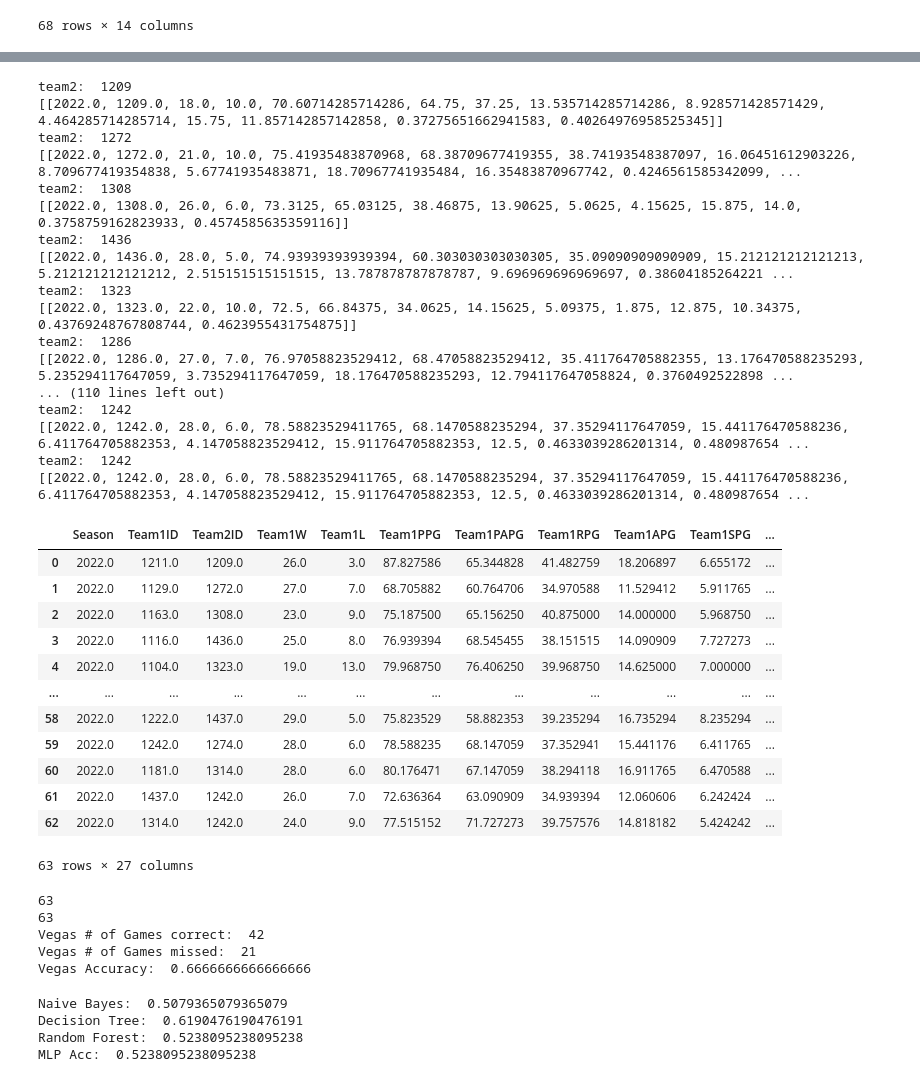
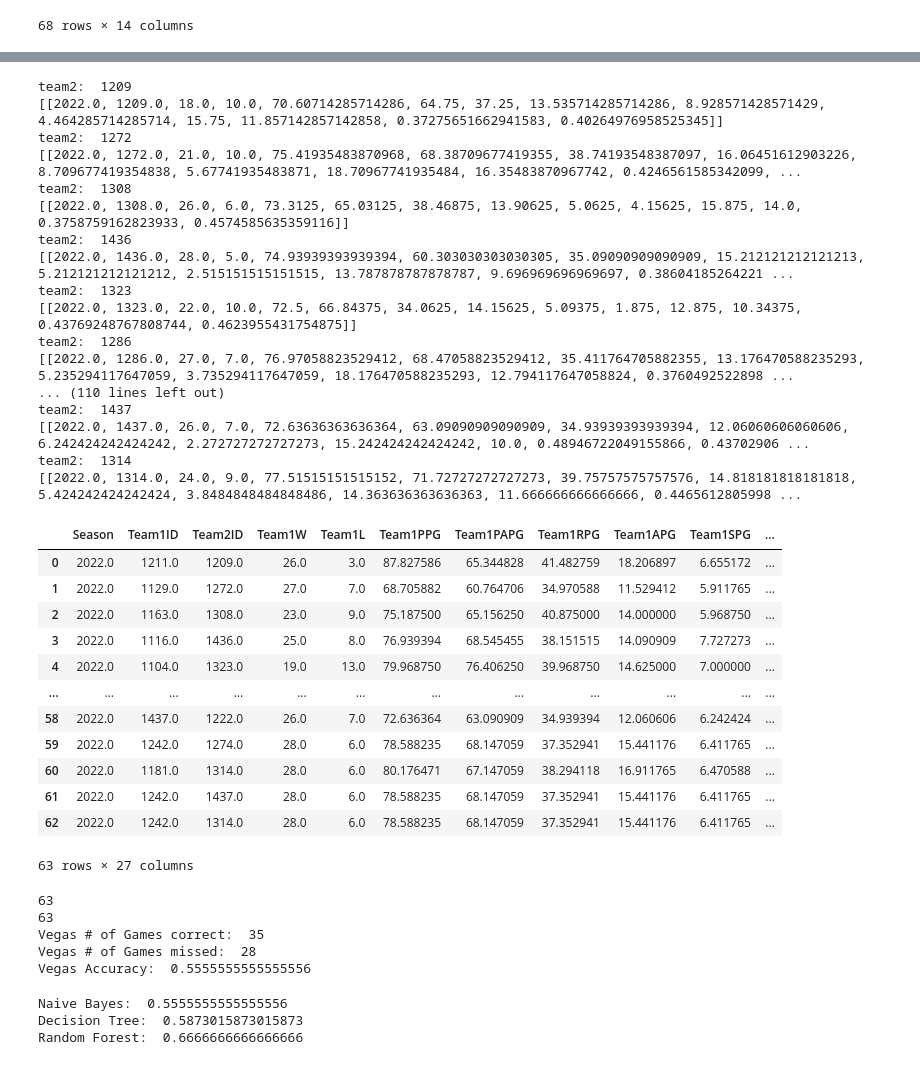
Before and after one commit to AustinStephens/NCAATourneyPredictor, a Jupyter notebook: NCAATourneyPredictor.ipynb, the cells around one changed output, grey strips where cells are left out. Drawn from its saved outputs; the diff is of its cells as text; code cells hidden in the pictures.

```diff
--- a/NCAATourneyPredictor.ipynb
+++ b/NCAATourneyPredictor.ipynb
@@ -12,32 +12,35 @@ temp_df = pd.read_csv("./MRegularSeasonDetailedResults.csv",
                     #dtype={'Season': 'str', 'DayNum': 'str', 'WTeamID': 'str', 'WScore': 'int', 'LTeamID': 'str', 'LScore': 'int', 'WLoc': 'str', 'NumOT': 'str', 'WFGM': 'int', 'WFGA': 'int', 'WFGM3': 'int', 'WFGA3': 'int', 'WFTM': 'int', 'WFTA': 'int', 'WOR': 'int', 'WDR': 'int', 'WAst': 'int', 'WTO': 'int', 'WStl': 'int', 'WBlk': 'int', 'WPF': 'int', 'LFGM': 'int', 'LFGA': 'int', 'LFGM3': 'int', 'LFGA3': 'int', 'LFTM': 'int', 'LFTA': 'int', 'LOR': 'int', 'LDR': 'int', 'LAst': 'int', 'LTO': 'int', 'LStl': 'int', 'LBlk': 'int', 'LPF': 'int'},
                     encoding = "ISO-8859-1")
 
-tourney_temp_df = pd.read_csv("./MNCAATourneySeeds.csv",
+tourney_temp_df = pd.read_csv("./MNCAATourneyDetailedResults.csv",
                         names=['Season', 'DayNum', 'WTeamID', 'WScore', 'LTeamID', 'LScore', 'WLoc', 'NumOT', 'WFGM', 'WFGA', 'WFGM3', 'WFGA3', 'WFTM', 'WFTA', 'WOR', 'WDR', 'WAst', 'WTO', 'WStl', 'WBlk', 'WPF', 'LFGM', 'LFGA', 'LFGM3', 'LFGA3', 'LFTM', 'LFTA', 'LOR', 'LDR', 'LAst', 'LTO', 'LStl', 'LBlk', 'LPF'],
                         encoding = "ISO-8859-1")
 
-seeds_df = pd.read_csv("./MRegularSeasonDetailedResults.csv",
-                    names=[],
+seeds_df = pd.read_csv("./MNCAATourneySeeds.csv",
+                    names=['Season', 'Seed', 'TeamID'],
                     #dtype={'Season': 'str', 'DayNum': 'str', 'WTeamID': 'str', 'WScore': 'int', 'LTeamID': 'str', 'LScore': 'int', 'WLoc': 'str', 'NumOT': 'str', 'WFGM': 'int', 'WFGA': 'int', 'WFGM3': 'int', 'WFGA3': 'int', 'WFTM': 'int', 'WFTA': 'int', 'WOR': 'int', 'WDR': 'int', 'WAst': 'int', 'WTO': 'int', 'WStl': 'int', 'WBlk': 'int', 'WPF': 'int', 'LFGM': 'int', 'LFGA': 'int', 'LFGM3': 'int', 'LFGA3': 'int', 'LFTM': 'int', 'LFTA': 'int', 'LOR': 'int', 'LDR': 'int', 'LAst': 'int', 'LTO': 'int', 'LStl': 'int', 'LBlk': 'int', 'LPF': 'int'},
                     encoding = "ISO-8859-1")
 
 reg_season_df = temp_df.drop(labels=0, axis=0)
 tourney_df = tourney_temp_df.drop(labels=0, axis=0)
+seeds_df = seeds_df.drop(labels=0, axis=0)
 
 team_avgs = pd.DataFrame(columns=cols)
 reg_season_df['Season'] = pd.to_numeric(reg_season_df['Season'])
 tourney_df['Season'] = pd.to_numeric(tourney_df['Season'])
+seeds_df['Season'] = pd.to_numeric(seeds_df['Season'])
+seeds_df['TeamID'] = pd.to_numeric(seeds_df['TeamID'])
 
 for year in years:
     year_df = reg_season_df[reg_season_df['Season'] == year]
     tourney_year_df = tourney_df[tourney_df['Season'] == year]
-    dict = {}
+    dictionary = {}
     for index, row in tourney_year_df.iterrows():
         #print(row['WTeamID'])
-        dict[int(row['WTeamID'])] = 1
-        dict[int(row['LTeamID'])] = 1
+        dictionary[int(row['WTeamID'])] = 1
+        dictionary[int(row['LTeamID'])] = 1
 
-    for key in dict:
+    for key in dictionary:
         team_1211W = year_df[year_df['WTeamID'].apply(pd.to_numeric) == key]
         team_1211L = year_df[year_df['LTeamID'].apply(pd.to_numeric) == key]
 
@@ -283,6 +324,6 @@ train_data = train_data.drop(columns=['Winner'])
 # %%
 #4
-d = {'Team1ID': [1211,1129,1163,1116,1104,1403,1277,1181,1124,1314,1388,1417,1400,1345,1293,1246,1112,1371,1222,1228,1161,1397,1326,1437,1242,1361,1234,1344,1261,1458,1425,1120,1211,1308,1323,1277,1124,1388,1400,1293,1112,1222,1276,1326,1242,1350,1235,1274,1211,1403,1314,1345,1112,1276,1242,1235,1116,1314,1222,1242,1181,1437,1314], 'Team2ID': [1209,1272,1308,1436,1323,1286,1172,1168,1313,1266,1231,1103,1439,1463,1362,1389,1460,1395,1412,1151,1276,1255,1260,1174,1411,1166,1350,1355,1235,1159,1274,1240,1272,1116,1403,1181,1314,1417,1345,1389,1395,1228,1397,1437,1166,1344,1458,1120,1116,1181,1417,1389,1222,1437,1344,1274,1181,1389,1437,1274,1314,1242,1242]}
+d = {'Team1ID': [1211,1129,1163,1116,1104,1403,1277,1181,1124,1314,1388,1417,1400,1345,1293,1246,1112,1371,1222,1228,1161,1397,1326,1437,1242,1361,1234,1344,1261,1458,1425,1120,1211,1116,1403,1181,1124,1417,1345,1293,1112,1228,1397,1437,1242,1344,1458,1120,1211,1181,1417,1345,1112,1437,1242,1274,1181,1314,1437,1242,1181,1242,1242], 'Team2ID': [1209,1272,1308,1436,1323,1286,1172,1168,1313,1266,1231,1103,1439,1463,1362,1389,1460,1395,1412,1151,1276,1255,1260,1174,1411,1166,1350,1355,1235,1159,1274,1240,1272,1308,1323,1277,1314,1388,1400,1389,1395,1222,1276,1326,1166,1350,1235,1274,1116,1403,1314,1389,1222,1276,1344,1235,1116,1389,1222,1274,1314,1437,1314]}
 test_cols = ["Season", "Team1ID", "Team2ID", "Team1W", "Team1L", "Team1PPG", "Team1PAPG", "Team1RPG", "Team1APG", "Team1SPG", \
               "Team1BPG", "Team1PFPG", "Team1TOPG", "Team1SOS", "Team1FGP", "Team2W", "Team2L", "Team2PPG", "Team2PAPG", "Team2RPG", "Team2APG", "Team2SPG",\
               "Team2BPG", "Team2PFPG", "Team2TOPG", "Team2SOS", "Team2FGP"]
@@ -304,42 +345,42 @@ for row in temp_tourn_df.iterrows():
 
     temp_list.extend(team1_row[0])
     temp_list.extend(team2_row[0])
 
     # add that list to our DF
     temp_series = pd.Series(temp_list, index=test_cols)
     tourney_2022_df = tourney_2022_df.append(temp_series, ignore_index=True)
 
 tourney_2022_df
 # %% [output]
 team2:  1209
 [[2022.0, 1209.0, 18.0, 10.0, 70.60714285714286, 64.75, 37.25, 13.535714285714286, 8.928571428571429, 4.464285714285714, 15.75, 11.857142857142858, 0.37275651662941583, 0.40264976958525345]]
 team2:  1272
 [[2022.0, 1272.0, 21.0, 10.0, 75.41935483870968, 68.38709677419355, 38.74193548387097, 16.06451612903226, 8.709677419354838, 5.67741935483871, 18.70967741935484, 16.35483870967742, 0.4246561585342099, ...
 team2:  1308
 [[2022.0, 1308.0, 26.0, 6.0, 73.3125, 65.03125, 38.46875, 13.90625, 5.0625, 4.15625, 15.875, 14.0, 0.3758759162823933, 0.4574585635359116]]
 team2:  1436
 [[2022.0, 1436.0, 28.0, 5.0, 74.93939393939394, 60.303030303030305, 35.09090909090909, 15.212121212121213, 5.212121212121212, 2.515151515151515, 13.787878787878787, 9.696969696969697, 0.38604185264221 ...
 team2:  1323
 [[2022.0, 1323.0, 22.0, 10.0, 72.5, 66.84375, 34.0625, 14.15625, 5.09375, 1.875, 12.875, 10.34375, 0.43769248767808744, 0.4623955431754875]]
 team2:  1286
 [[2022.0, 1286.0, 27.0, 7.0, 76.97058823529412, 68.47058823529412, 35.411764705882355, 13.176470588235293, 5.235294117647059, 3.735294117647059, 18.176470588235293, 12.794117647058824, 0.3760492522898 ...
 ... (110 lines left out)
-team2:  1242
-[[2022.0, 1242.0, 28.0, 6.0, 78.58823529411765, 68.1470588235294, 37.35294117647059, 15.441176470588236, 6.411764705882353, 4.147058823529412, 15.911764705882353, 12.5, 0.4633039286201314, 0.480987654 ...
-team2:  1242
-[[2022.0, 1242.0, 28.0, 6.0, 78.58823529411765, 68.1470588235294, 37.35294117647059, 15.441176470588236, 6.411764705882353, 4.147058823529412, 15.911764705882353, 12.5, 0.4633039286201314, 0.480987654 ...
+team2:  1437
+[[2022.0, 1437.0, 26.0, 7.0, 72.63636363636364, 63.09090909090909, 34.93939393939394, 12.06060606060606, 6.242424242424242, 2.272727272727273, 15.242424242424242, 10.0, 0.48946722049155866, 0.43702906 ...
+team2:  1314
+[[2022.0, 1314.0, 24.0, 9.0, 77.51515151515152, 71.72727272727273, 39.75757575757576, 14.818181818181818, 5.424242424242424, 3.8484848484848486, 14.363636363636363, 11.666666666666666, 0.4465612805998 ...
 |  | Season | Team1ID | Team2ID | Team1W | Team1L | Team1PPG | Team1PAPG | Team1RPG | Team1APG | Team1SPG | ... |
 | 0 | 2022.0 | 1211.0 | 1209.0 | 26.0 | 3.0 | 87.827586 | 65.344828 | 41.482759 | 18.206897 | 6.655172 | ... |
 | 1 | 2022.0 | 1129.0 | 1272.0 | 27.0 | 7.0 | 68.705882 | 60.764706 | 34.970588 | 11.529412 | 5.911765 | ... |
 | 2 | 2022.0 | 1163.0 | 1308.0 | 23.0 | 9.0 | 75.187500 | 65.156250 | 40.875000 | 14.000000 | 5.968750 | ... |
 | 3 | 2022.0 | 1116.0 | 1436.0 | 25.0 | 8.0 | 76.939394 | 68.545455 | 38.151515 | 14.090909 | 7.727273 | ... |
 | 4 | 2022.0 | 1104.0 | 1323.0 | 19.0 | 13.0 | 79.968750 | 76.406250 | 39.968750 | 14.625000 | 7.000000 | ... |
 | ... | ... | ... | ... | ... | ... | ... | ... | ... | ... | ... | ... |
-| 58 | 2022.0 | 1222.0 | 1437.0 | 29.0 | 5.0 | 75.823529 | 58.882353 | 39.235294 | 16.735294 | 8.235294 | ... |
+| 58 | 2022.0 | 1437.0 | 1222.0 | 26.0 | 7.0 | 72.636364 | 63.090909 | 34.939394 | 12.060606 | 6.242424 | ... |
 | 59 | 2022.0 | 1242.0 | 1274.0 | 28.0 | 6.0 | 78.588235 | 68.147059 | 37.352941 | 15.441176 | 6.411765 | ... |
 | 60 | 2022.0 | 1181.0 | 1314.0 | 28.0 | 6.0 | 80.176471 | 67.147059 | 38.294118 | 16.911765 | 6.470588 | ... |
-| 61 | 2022.0 | 1437.0 | 1242.0 | 26.0 | 7.0 | 72.636364 | 63.090909 | 34.939394 | 12.060606 | 6.242424 | ... |
-| 62 | 2022.0 | 1314.0 | 1242.0 | 24.0 | 9.0 | 77.515152 | 71.727273 | 39.757576 | 14.818182 | 5.424242 | ... |
+| 61 | 2022.0 | 1242.0 | 1437.0 | 28.0 | 6.0 | 78.588235 | 68.147059 | 37.352941 | 15.441176 | 6.411765 | ... |
+| 62 | 2022.0 | 1242.0 | 1314.0 | 28.0 | 6.0 | 78.588235 | 68.147059 | 37.352941 | 15.441176 | 6.411765 | ... |
 63 rows × 27 columns
 # %%
 #5
@@ -349,6 +394,6 @@ import numpy as np
 # %%
 #6
-winners = [1,2,2,1,2,1,1,1,1,1,1,1,1,1,1,2,1,2,1,1,2,1,1,1,1,2,2,1,2,1,2,1,1,2,2,2,2,2,2,2,1,1,1,2,1,2,1,1,2,2,1,2,2,2,1,2,2,1,2,1,2,2,2]
+winners = [1,2,2,1,2,1,1,1,1,1,1,1,1,1,1,2,1,2,1,1,2,1,1,1,1,2,2,1,2,1,2,1,1,1,1,1,2,1,1,2,1,2,2,1,1,1,2,2,2,1,2,2,2,1,1,1,1,1,1,1,2,1,1]
 vegas_winners = [1,2,1,1,1,1,1,1,1,1,1,1,1,1,1,1,1,1,1,1,1,1,1,1,1,1,1,1,1,1,1,1,1,2,2,2,1,2,2,1,1,1,2,2,1,2,2,2,1,1,2,1,1,2,1,2,2,1,1,1,1,2,2]
 
 vright = 0
@@ -371,9 +416,9 @@ print(f"Vegas Accuracy: ", (vright) / (vright + vwrong))
 # %% [output]
 63
 63
-Vegas # of Games correct:  42
-Vegas # of Games missed:  21
-Vegas Accuracy:  0.6666666666666666
+Vegas # of Games correct:  35
+Vegas # of Games missed:  28
+Vegas Accuracy:  0.5555555555555556
 # %%
 from sklearn.naive_bayes import MultinomialNB
 from sklearn.tree import DecisionTreeClassifier
@@ -401,12 +446,10 @@ print(f"Decision Tree: ", accuracy(tree_preds))
 forest_model = RandomForestClassifier().fit(train_data, train_labels)
 forest_preds = forest_model.predict(tourney_2022_df)
 print(f"Random Forest: ", accuracy(forest_preds))
-print(f"MLP Acc: ", accuracy(predictions))
 # %% [output]
-Naive Bayes:  0.5079365079365079
-Decision Tree:  0.6190476190476191
-Random Forest:  0.5238095238095238
-MLP Acc:  0.5238095238095238
+Naive Bayes:  0.5555555555555556
+Decision Tree:  0.5873015873015873
+Random Forest:  0.6666666666666666
 # %%
 #7
 import warnings
```
Also changed, not shown: parts of 8 cells of this notebook.
